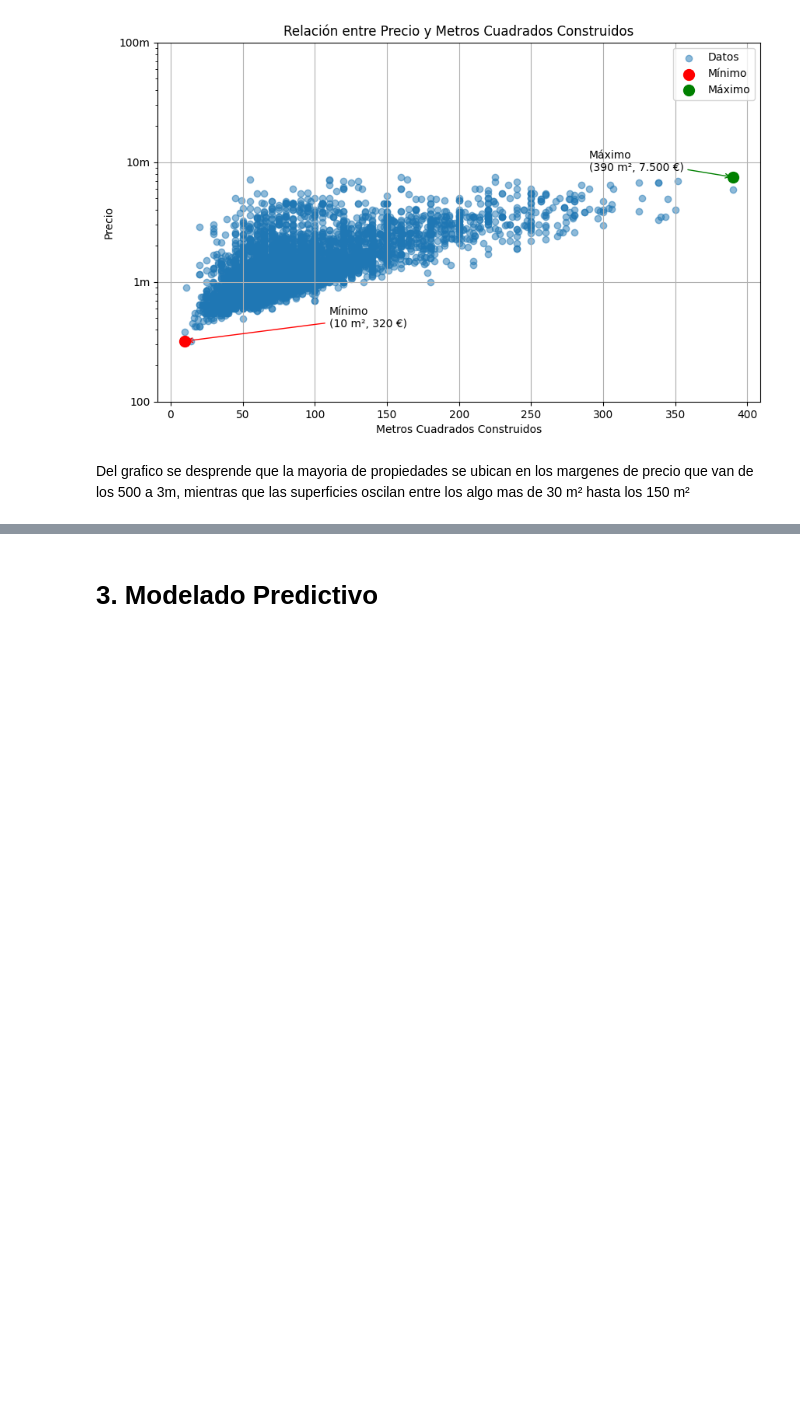
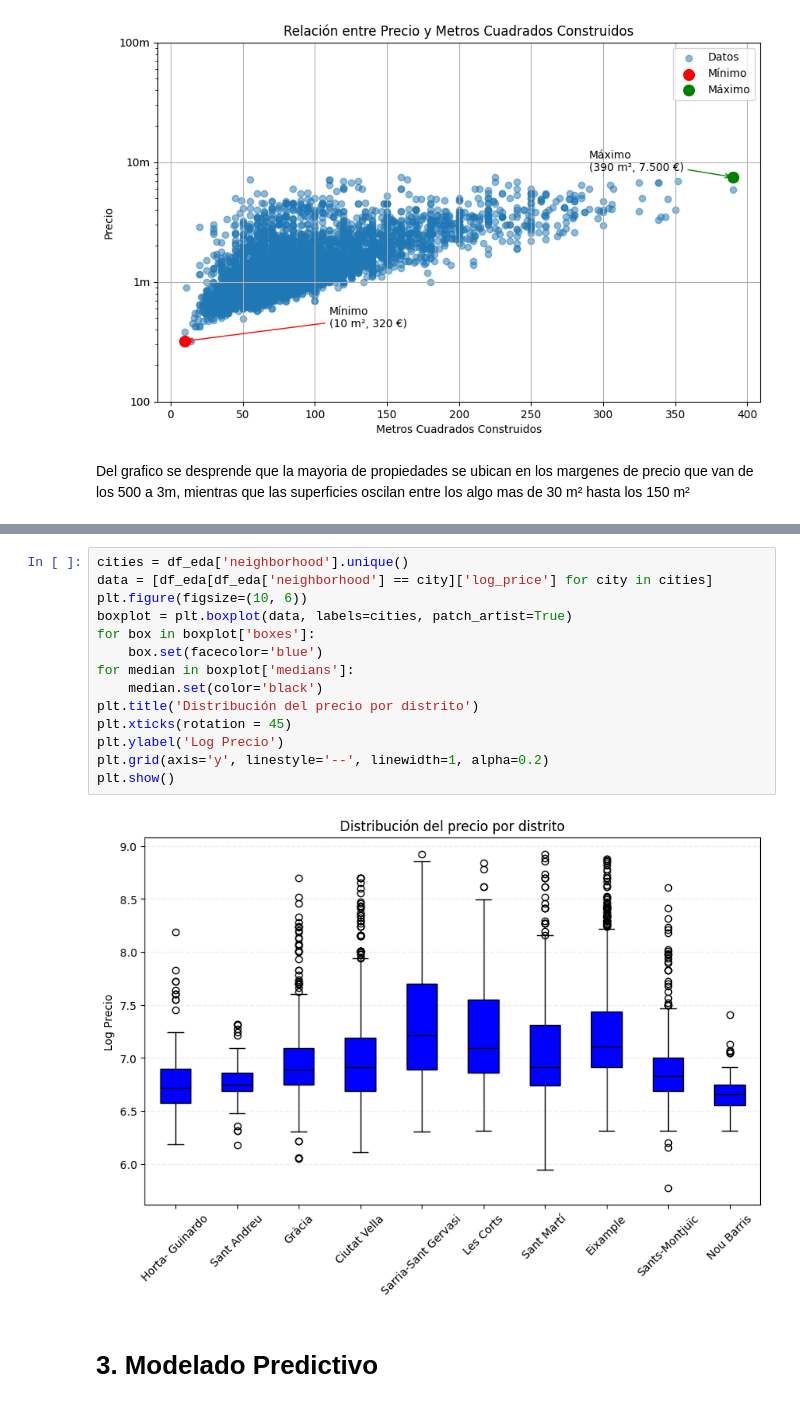
Before and after one commit to PEA-IA-DS-Proyecto-1/HomePricePredictorBCN, a Jupyter notebook: Análisis exploratorio y modelado predictivo de precios de viviendas en Barcelona.ipynb, the cells around one changed output, grey strips where cells are left out. Saved outputs shown, nothing was run; the diff lists cells and outputs as text; blank space fills up the shorter version.

```diff
--- a/Análisis exploratorio y modelado predictivo de precios de viviendas en Barcelona.ipynb
+++ b/Análisis exploratorio y modelado predictivo de precios de viviendas en Barcelona.ipynb
@@ -987,3 +1020,19 @@ Del grafico se desprende que la mayoria de propiedades se ubican en los margenes
+# %%
+cities = df_eda['neighborhood'].unique()
+data = [df_eda[df_eda['neighborhood'] == city]['log_price'] for city in cities]
+plt.figure(figsize=(10, 6))
+boxplot = plt.boxplot(data, labels=cities, patch_artist=True)
+for box in boxplot['boxes']:
+    box.set(facecolor='blue')
+for median in boxplot['medians']:
+    median.set(color='black')
+plt.title('Distribución del precio por distrito')
+plt.xticks(rotation = 45)
+plt.ylabel('Log Precio')
+plt.grid(axis='y', linestyle='--', linewidth=1, alpha=0.2)
+plt.show()
+# %% [output]
+[figure, added]
 # %% [markdown]
 # 3. **Modelado Predictivo**
 # %% [markdown]
```
Also changed, not shown: parts of 2 cells of this notebook.
